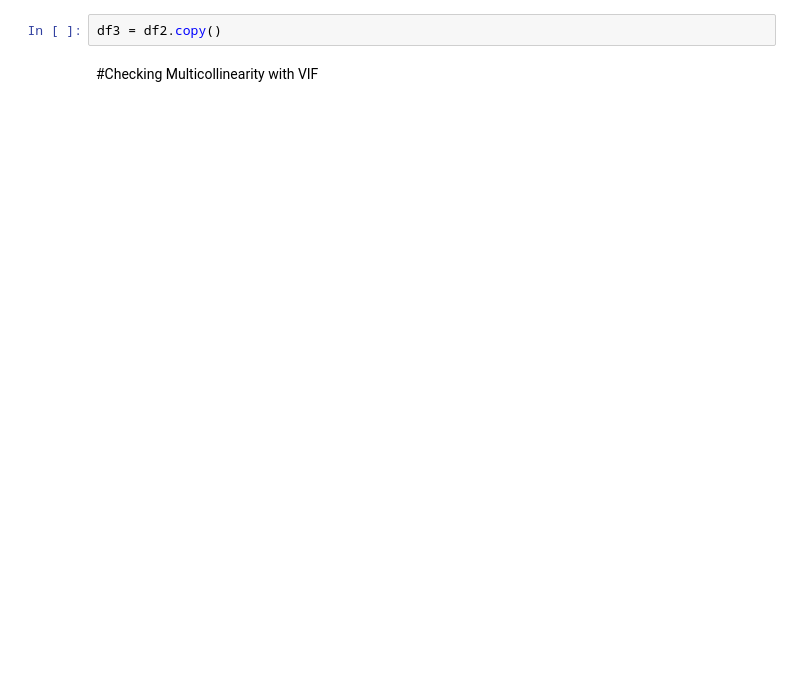
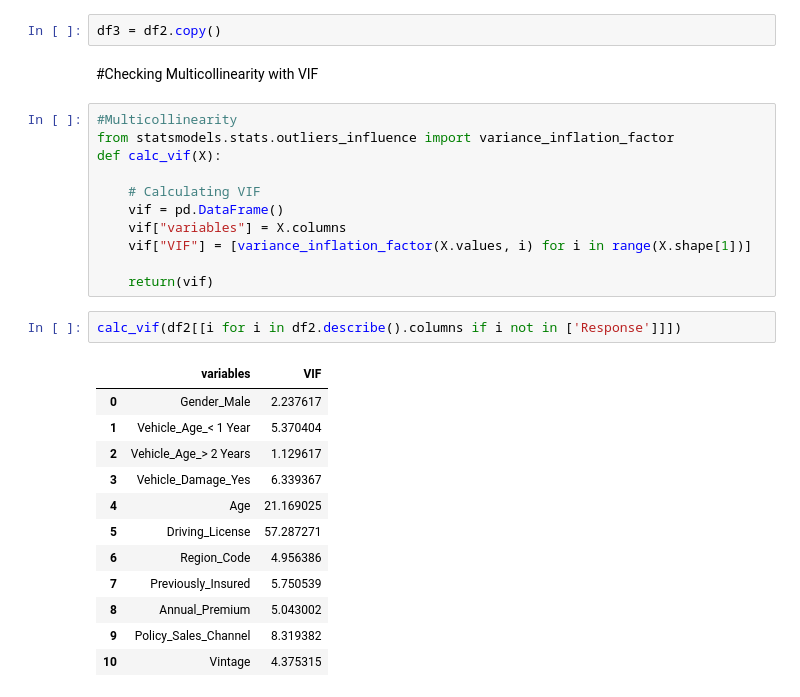
Before and after one commit to HONAJIPHAD/HEALTH-INSURANCE-CROSS-SELL-PREDICTION, a Jupyter notebook: HEALTH_INSURANCE_CROSS_SELL_PREDICTION.ipynb, the cells around one changed output. Cells and saved outputs as stored; diff of their text form; blank space fills up the shorter version.

```diff
--- a/HEALTH_INSURANCE_CROSS_SELL_PREDICTION.ipynb
+++ b/HEALTH_INSURANCE_CROSS_SELL_PREDICTION.ipynb
@@ -457,3 +457,29 @@ sns.heatmap(abs(correlation), annot=True, cmap='coolwarm')
 df3 = df2.copy()
 # %% [markdown]
 #Checking Multicollinearity with VIF
+# %%
+#Multicollinearity
+from statsmodels.stats.outliers_influence import variance_inflation_factor
+def calc_vif(X):
+
+    # Calculating VIF
+    vif = pd.DataFrame()
+    vif["variables"] = X.columns
+    vif["VIF"] = [variance_inflation_factor(X.values, i) for i in range(X.shape[1])]
+
+    return(vif)
+# %%
+calc_vif(df2[[i for i in df2.describe().columns if i not in ['Response']]])
+# %% [output]
+|  | variables | VIF |
+| 0 | Gender_Male | 2.237617 |
+| 1 | Vehicle_Age_< 1 Year | 5.370404 |
+| 2 | Vehicle_Age_> 2 Years | 1.129617 |
+| 3 | Vehicle_Damage_Yes | 6.339367 |
+| 4 | Age | 21.169025 |
+| 5 | Driving_License | 57.287271 |
+| 6 | Region_Code | 4.956386 |
+| 7 | Previously_Insured | 5.750539 |
+| 8 | Annual_Premium | 5.043002 |
+| 9 | Policy_Sales_Channel | 8.319382 |
+| 10 | Vintage | 4.375315 |
```
Also changed, not shown: parts of 67 cells of this notebook.
